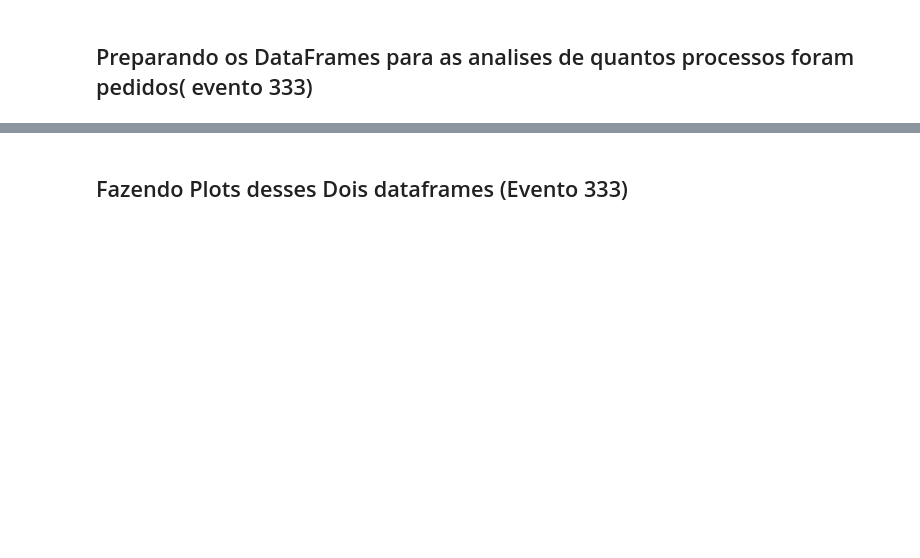
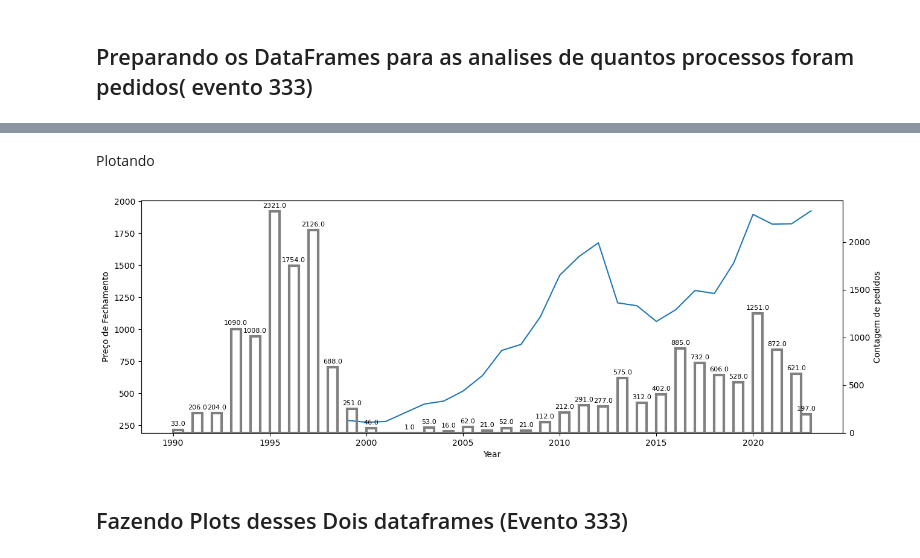
Before and after one commit to EduMinsky/GoldMiningAnalysis, a Jupyter notebook: Analise dos Pedidos de Mineração Por quantidade.ipynb, the cells around one changed output, grey strips where cells are left out. Cells and saved outputs as stored; diff of their text form; code cells hidden in the pictures; blank space fills up the shorter version.

```diff
--- a/Analise dos Pedidos de Mineração Por quantidade.ipynb
+++ b/Analise dos Pedidos de Mineração Por quantidade.ipynb
@@ -1,7 +1,7 @@
 # %%
 #Lendo os dataframes
 import pandas as pd
-path = 'C:\\Users\\User\\Dropbox (CPI)\\EduardoMinsky\\Dados_Mineracao\\Dados Tabulares\\Dados_Relacionados\\'
+path = 'C:\\Users\\eduar\\Dropbox (CPI)\\EduardoMinsky\\Dados_Mineracao\\Dados Tabulares\\Dados_Relacionados\\'
 #Pegando processos apenas do Pará
 mun = pd.read_csv(path+'ProcessoMunicipio.csv')
 substancia = pd.read_csv(path+'ProcessoSubstancia.csv')
@@ -47,0 +78,9 @@ join_333_regiao.query('Data >= 2000')
+# %%
+import matplotlib
+gold = pd.read_csv('C:/Users/eduar/Downloads/Gold_01_01_07-12_31_99.csv')
+gold['Date_time'] = pd.to_datetime(gold['Date'])
+gold_sort=gold.sort_values(by='Date_time')
+gold_sort.info()
+a = gold_sort.groupby(gold_sort['Date_time'].dt.year)['Date_time'].max()
+gold_lastMonth = gold_sort[gold_sort['Date_time'].isin(a)]
+gold_lastMonth['Year'] = gold_lastMonth['Date_time'].dt.year
@@ -48,3 +107,37 @@ join_333_regiao.query('Data >= 2000')
+# %% [markdown]
+Plotando
+# %%
+data_regiao_333= join_333_regiao.query('Data >= 2000').query('Regiao == "Centro_Oeste" ').groupby(['Data','Regiao','UF'], as_index=False).sum()
+
+palette_norte = {'MT':'black','GO':'b','MS':'g'}
+matplotlib.rc_file_defaults()
+ax1 = sns.set_style(style=None, rc=None )
+
+
+fig, ax1 = plt.subplots(figsize=(15,5))
+x = sns.lineplot(gold_lastMonth,x='Year',y = 'Close')
+
+
+ax2 = ax1.twinx()
+y=sns.histplot(join_333_regiao.Data, #Histplot simples
+                stat='count', alpha=.4,binwidth=0.5,linewidth=3, edgecolor=".5", facecolor=(0, 0, 0, 0)) # Serve para ver a distribuição geral da quantidade de pedidos por ano
+
+for c in y.containers:
+
+    # customize the label to account for cases when there might not be a bar section
+    labels = [f'{h:0.1f}' if (h := v.get_height())  else '' for v in c ]
+
+    # set the bar label
+    y.bar_label(c, labels=labels, fontsize=8, padding=3)
+
+
+
+
+x.set(ylabel='Preço de Fechamento')
+y.set(xlabel='Data', ylabel='Contagem de pedidos')
+plt.show()
+# %% [output]
+[figure, added]
 # %%
 #Salvando Dataframe da figura 1 do relatorio:
 join_333_regiao.groupby('Data',as_index=False).Data.value_counts().to_csv('Figura1.csv')
```
Also changed, not shown: parts of 4 cells of this notebook.
